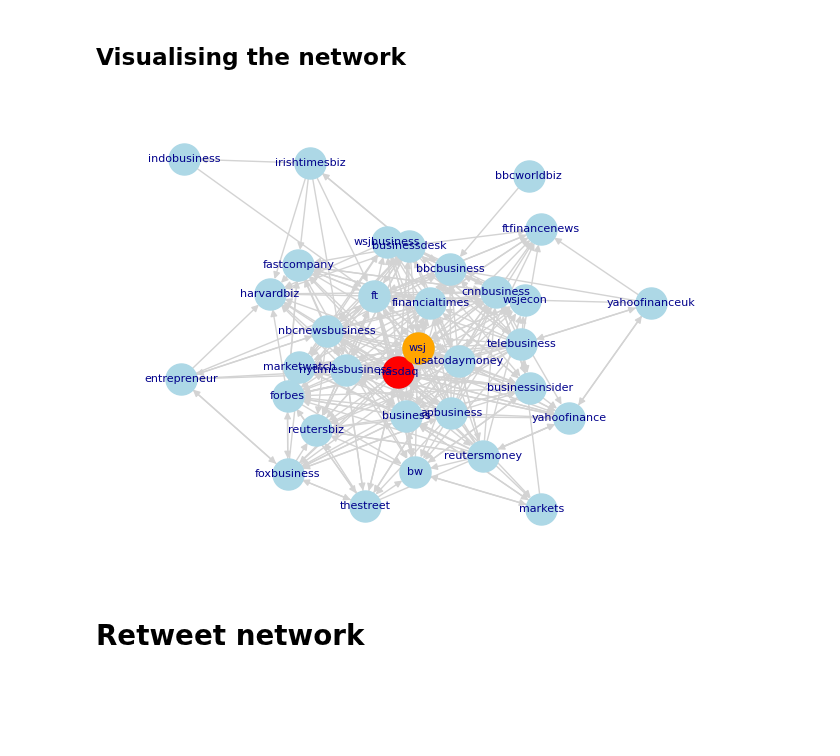
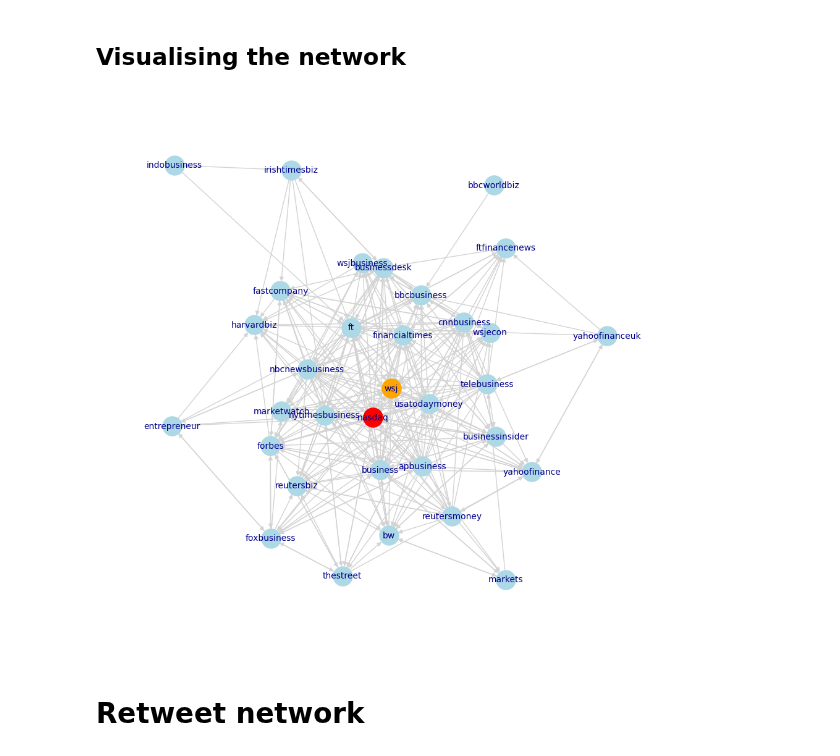
Before and after one commit to kbankowski/2022-11_data-academy, a Jupyter notebook: Level2/Group Projects/07_Network_Twitter/Project_Codes.ipynb, the cells around one changed output. Cells and saved outputs as stored; diff of their text form; code cells hidden in the pictures; blank space fills up the shorter version.

```diff
--- a/Level2/Group Projects/07_Network_Twitter/Project_Codes.ipynb
+++ b/Level2/Group Projects/07_Network_Twitter/Project_Codes.ipynb
@@ -231,15 +239,17 @@ adjust_text(texts)
 # %% [markdown]
 ## Visualising the network
 # %%
-plt.figure(figsize=(8,6))
+plt.figure(figsize=(12,11.5))
 plt.margins(0.1, 0.1)
 pos = nx.kamada_kawai_layout(g)
-nx.draw(g, pos=pos, with_labels=True, node_color='lightblue', edge_color='lightgrey', node_size=500, font_color='darkblue', font_size=8)
+nx.draw(g, pos=pos, with_labels=True, node_color='lightblue', edge_color='lightgrey', node_size=500, font_color='darkblue', font_size=10)
 # add the ego node in a different colour
 nx.draw_networkx_nodes(g, pos, nodelist=['nasdaq'], node_size=500, node_color="red");
 nx.draw_networkx_nodes(g, pos, nodelist=['wsj'], node_size=500, node_color="orange");
+
+plt.savefig('output_image.png', dpi=300, bbox_inches='tight')
 # %% [output]
-[figure, old version]
+[figure, new version]
 # %% [markdown]
 # Retweet network
 # %% [markdown]
```
Also changed, not shown: parts of 9 cells of this notebook, 2 other files.
